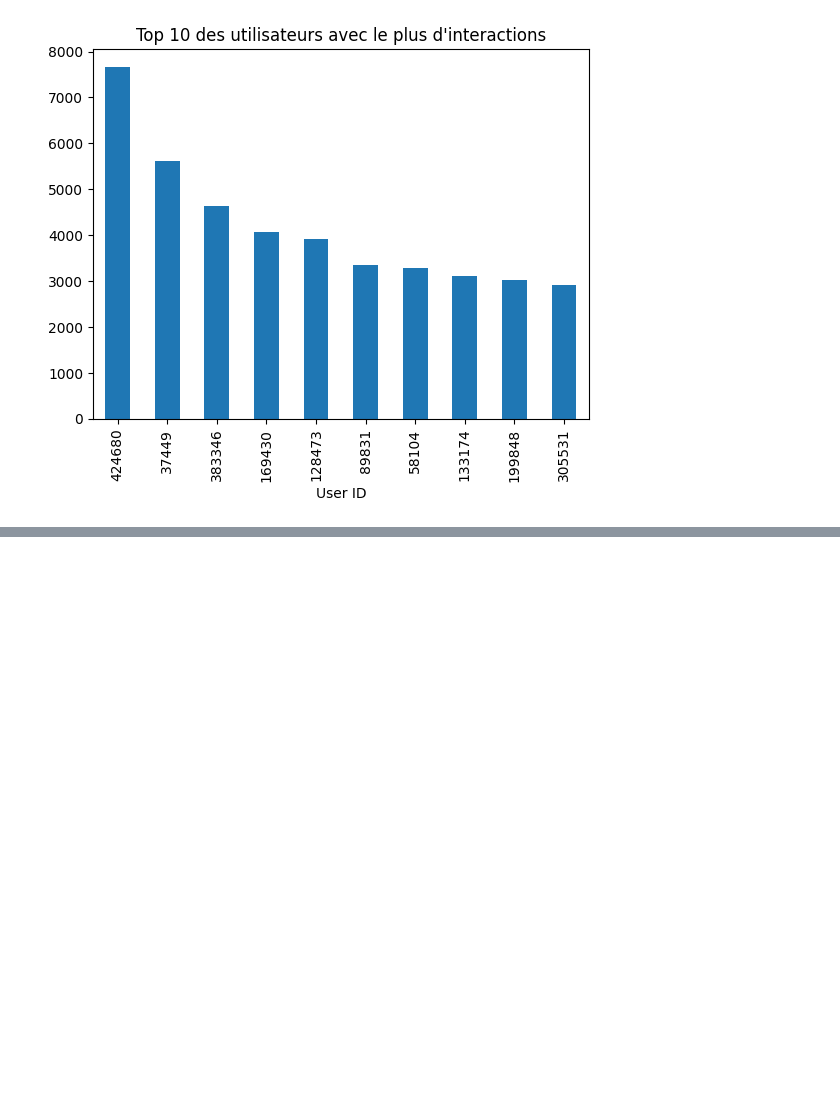
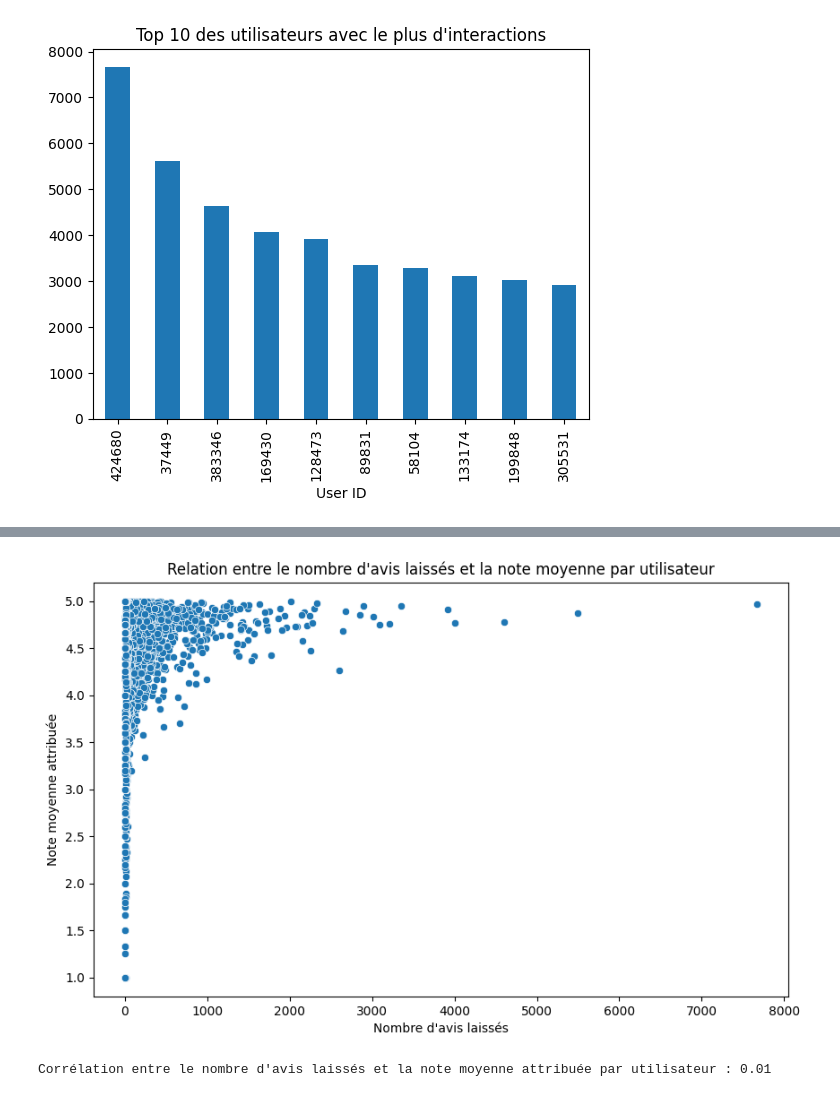
Before and after one commit to DjNaGuRo/MangeTaMain, a Jupyter notebook: notebooks/pr.ipynb, the cells around one changed output, grey strips where cells are left out. Cells and saved outputs as stored; diff of their text form; code cells hidden in the pictures; blank space fills up the shorter version.

```diff
--- a/notebooks/pr.ipynb
+++ b/notebooks/pr.ipynb
@@ -437,0 +380,16 @@ Nous remarqu'on qu'il existe aucune relation entre le nombre d'interaction de l'
+# %%
+##relation entre le nombre d'avis laissés et la note moyenne attribuée par utilisateur
+plt.figure(figsize=(10, 6))
+sns.scatterplot(x=data['user_id'].value_counts(), y=data.groupby('user_id', observed=True)['rating'].mean())
+plt.title("Relation entre le nombre d'avis laissés et la note moyenne par utilisateur")
+plt.xlabel("Nombre d'avis laissés")
+plt.ylabel("Note moyenne attribuée")
+plt.show()
+# %% [output]
+[figure, added]
+# %%
+##calculons la corrélation entre le nombre d'avis laissés et la note moyenne attribuée par utilisateur
+correlation = data['user_id'].value_counts().corr(data.groupby('user_id', observed=True)['rating'].mean())
+print(f"Corrélation entre le nombre d'avis laissés et la note moyenne attribuée par utilisateur : {correlation:.2f}")
+# %% [output]
+Corrélation entre le nombre d'avis laissés et la note moyenne attribuée par utilisateur : 0.01
```
Also changed, not shown: parts of 44 cells of this notebook.
